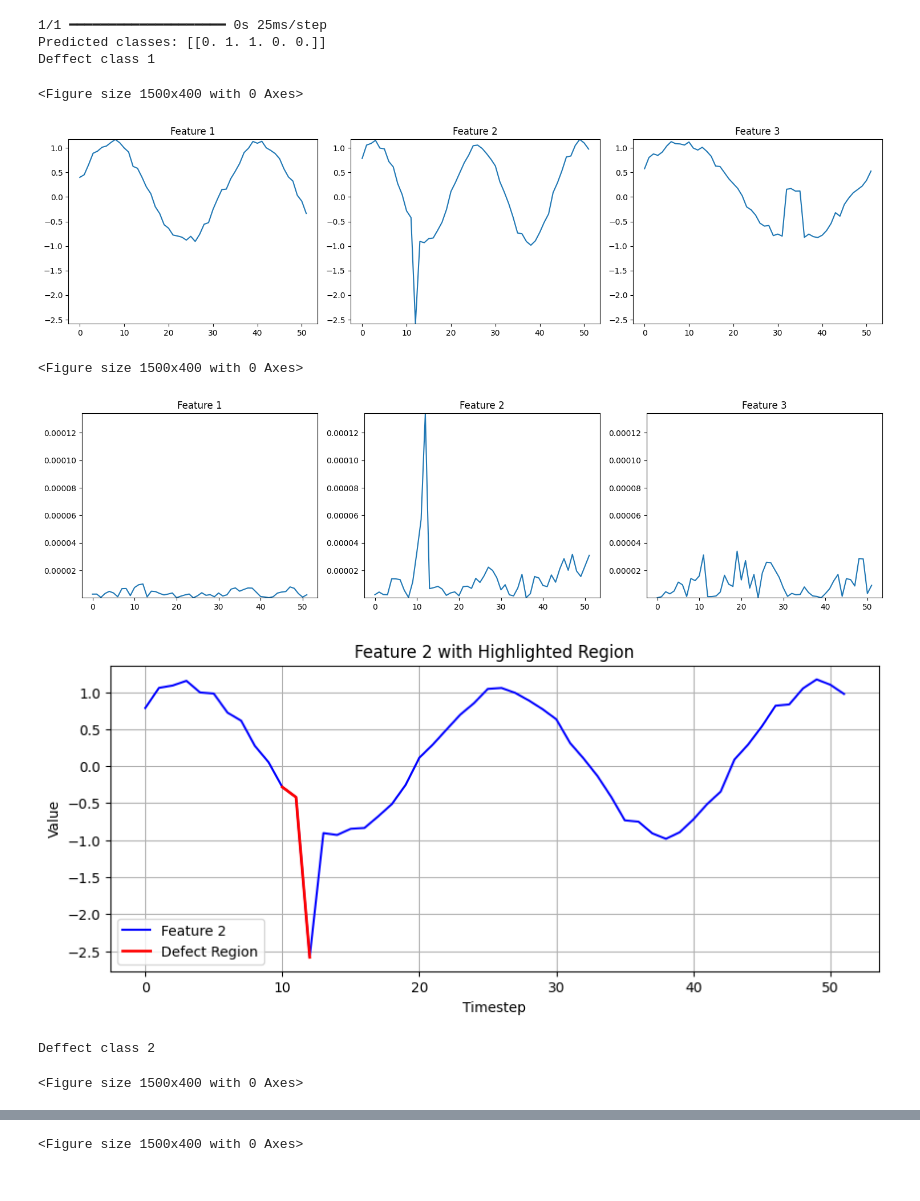
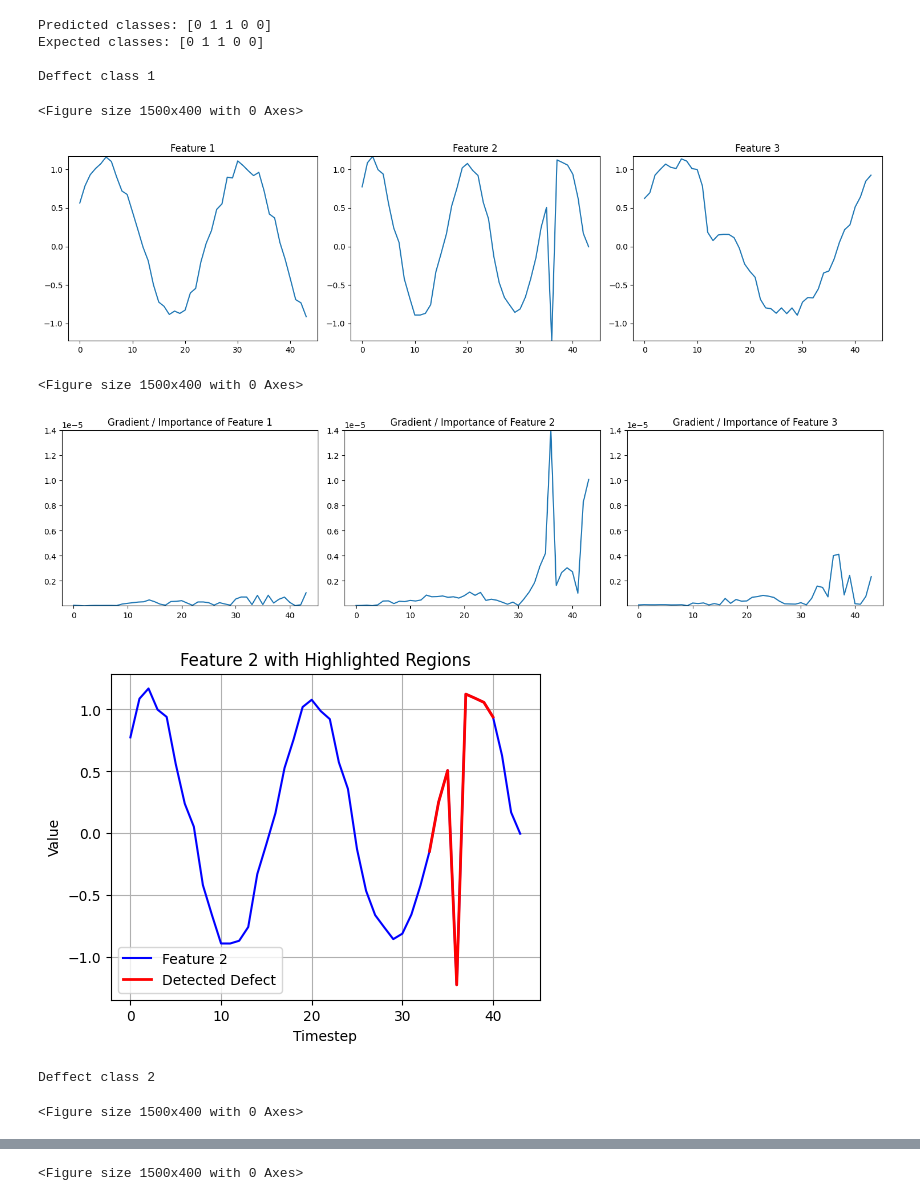
Before and after one commit to vasia-korz/time-series-defect-detection, a Jupyter notebook: main.ipynb, the cells around one changed output, grey strips where cells are left out. Drawn from its saved outputs; the diff is of its cells as text; code cells hidden in the pictures.

```diff
--- a/main.ipynb
+++ b/main.ipynb
@@ -1 +14,4 @@
+# %%
+runtime_environment = 'kaggle'  # local, kaggle
+load_models = True
 # %%
@@ -58,16 +111,10 @@ Train / Test / Val: 40000 / 5000 / 5000
 # %%
-# For local
 path_post = "models/post.h5"
 path_pre = "models/pre.h5"
 
-# For Kaggle
-# path_post = "/kaggle/input/post/tensorflow2/default/1/post.h5"
-# path_pre = "/kaggle/input/pre/tensorflow2/default/1/pre.h5"
+if runtime_environment == 'kaggle':
+    path_post = "/kaggle/input/post/tensorflow2/default/1/post.h5"
+    path_pre = "/kaggle/input/pre/tensorflow2/default/1/pre.h5"
 
-# Loading the models
-model_post = Model(load=True, path=path_post)
-model_pre = Model(load=True, path=path_pre, padding="pre")
-
-# Training the models
-# model_post = Model(load=False, x_train=x_train, y_train=y_train, x_val=x_val, y_val=y_val, path=path_post)
-# model_pre = Model(load=False, x_train=x_train_pre, y_train=y_train_pre, x_val=x_val_pre, y_val=y_val_pre, path=path_pre, padding="pre")
+model_post = Model(load=load_models, x_train=x_train, y_train=y_train, x_val=x_val, y_val=y_val, path=path_post)
+model_pre = Model(load=load_models, x_train=x_train_pre, y_train=y_train_pre, x_val=x_val_pre, y_val=y_val_pre, path=path_pre, padding="pre")
@@ -88,14 +158,15 @@ Accuracy pre: 0.9922
 # %%
-explainer = Explainer(model_post, x_test, y_test)
-_ = explainer.gen_single(2, integrated_grads=False)
+explainer = Explainer(model_post, x_test, y_test, masks_test)
+_ = explainer.gen_single(50, integrated_grads=False)
 # %% [output]
-1/1 ━━━━━━━━━━━━━━━━━━━━ 0s 25ms/step
-Predicted classes: [[0. 1. 1. 0. 0.]]
+Predicted classes: [0 1 1 0 0]
+Expected classes: [0 1 1 0 0]
+
 Deffect class 1
 <Figure size 1500x400 with 0 Axes>
-[figure, old version]
+[figure, new version]
 <Figure size 1500x400 with 0 Axes>
-[figure, old version]
+[figure, new version]
-[figure, old version]
+[figure, new version]
 Deffect class 2
 <Figure size 1500x400 with 0 Axes>
```
Also changed, not shown: parts of 34 cells of this notebook.
